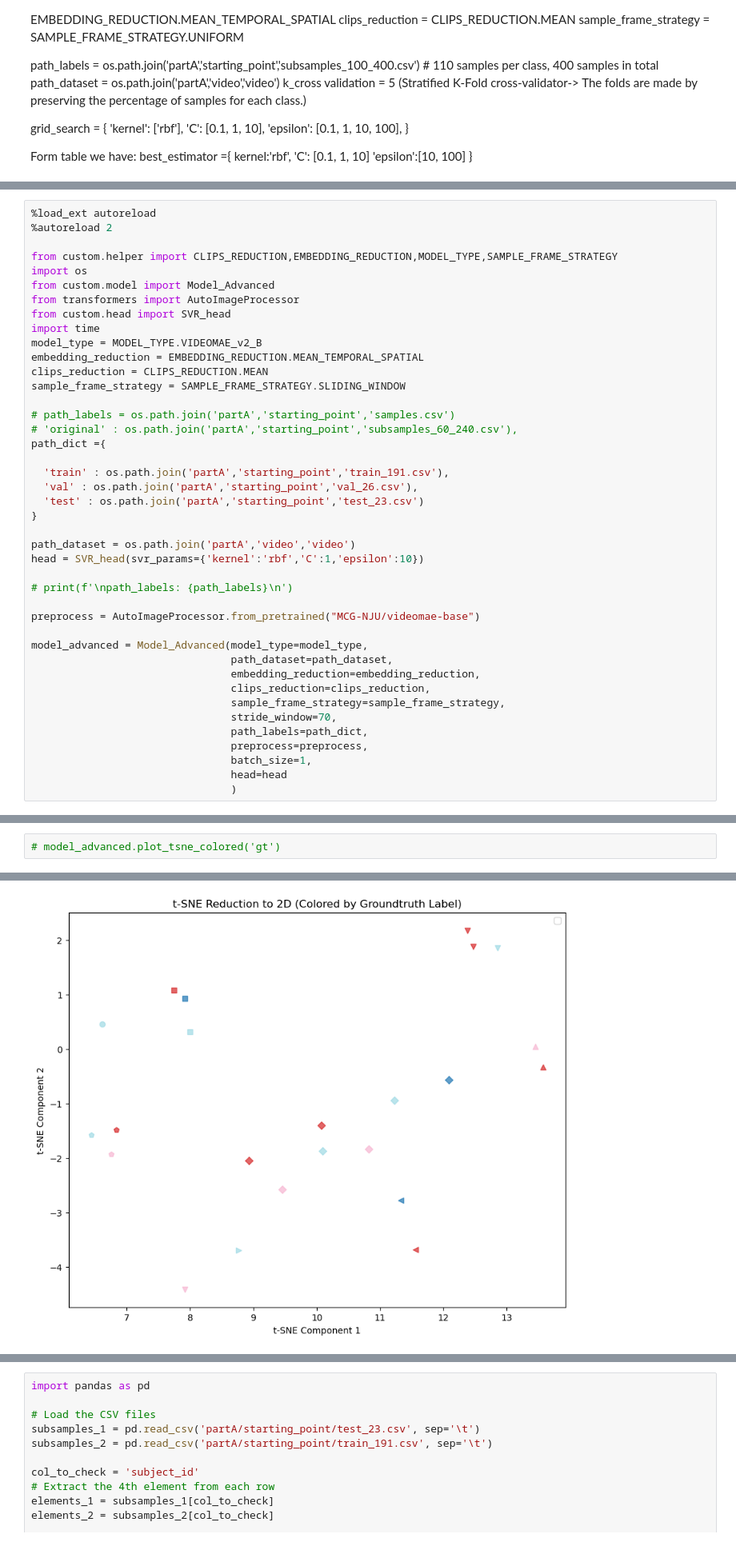
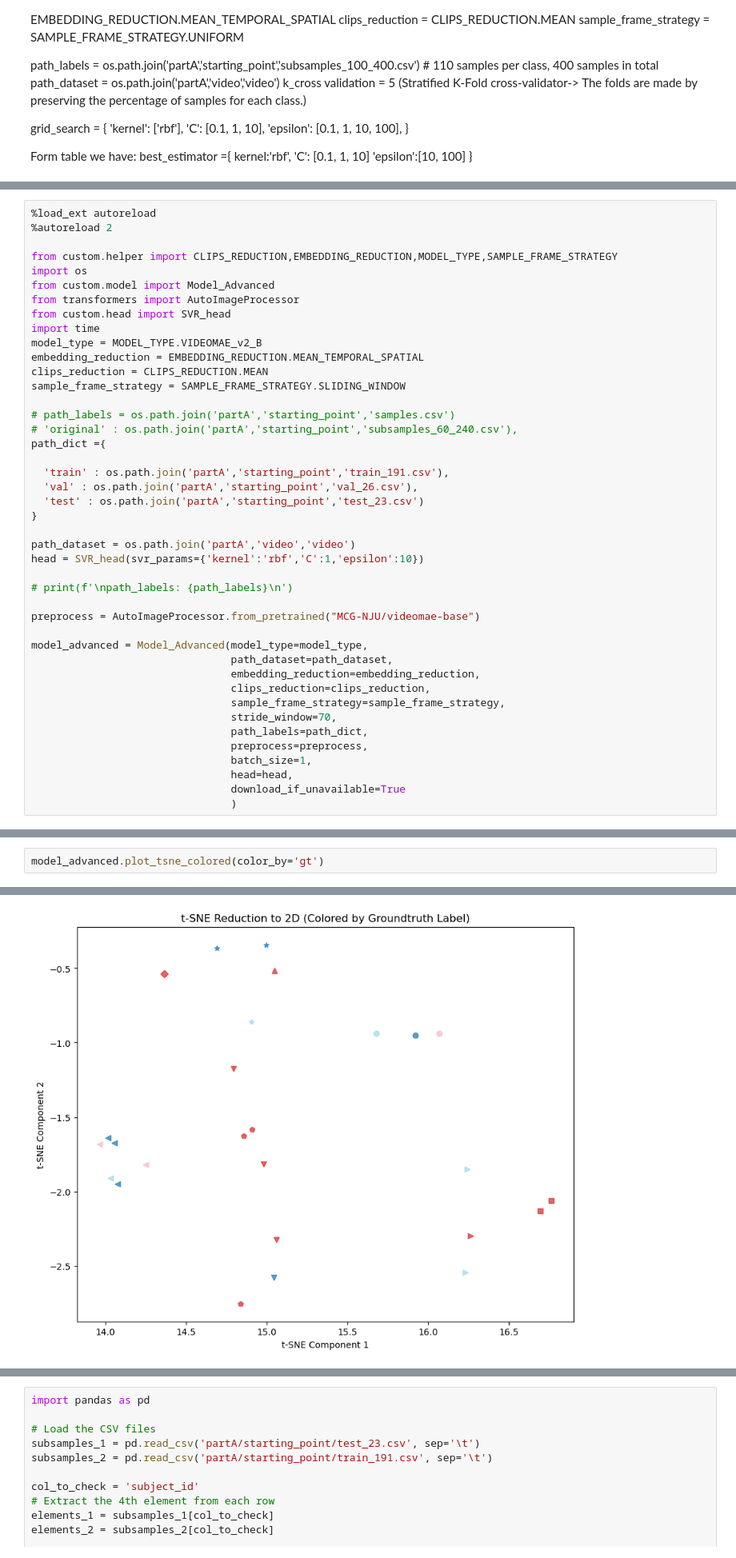
Before and after one commit to villifCoder559/PainAssessmentVideo, a Jupyter notebook: test.ipynb, the cells around one changed output, grey strips where cells are left out. Shown at 80% size. Cells and saved outputs as stored; diff of their text form.

```diff
--- a/test.ipynb
+++ b/test.ipynb
@@ -132,6 +134,7 @@ model_advanced = Model_Advanced(model_type=model_type,
                                 path_labels=path_dict,
                                 preprocess=preprocess,
                                 batch_size=1,
-                                head=head
+                                head=head,
+                                download_if_unavailable=True
                                 )
 # %% [output]
@@ -210,5 +217,5 @@ ValueError: Unrecognized marker style '0'
 # %%
-# model_advanced.plot_tsne_colored('gt')
+model_advanced.plot_tsne_colored(color_by='gt')
 # %% [output]
 extracting features using... cuda
 Sliding shape torch.Size([2, 16])
@@ -226,7 +233,7 @@ Sliding shape torch.Size([2, 16])
 Sliding shape torch.Size([2, 16])
 Sliding shape torch.Size([2, 16])
 Sliding shape torch.Size([2, 16])
 Feature extracetion done
-[figure, old version]
+[figure, new version]
 # %% [markdown]
 ![image.png](attachment:image.png)
```
Also changed, not shown: parts of 29 cells of this notebook.
